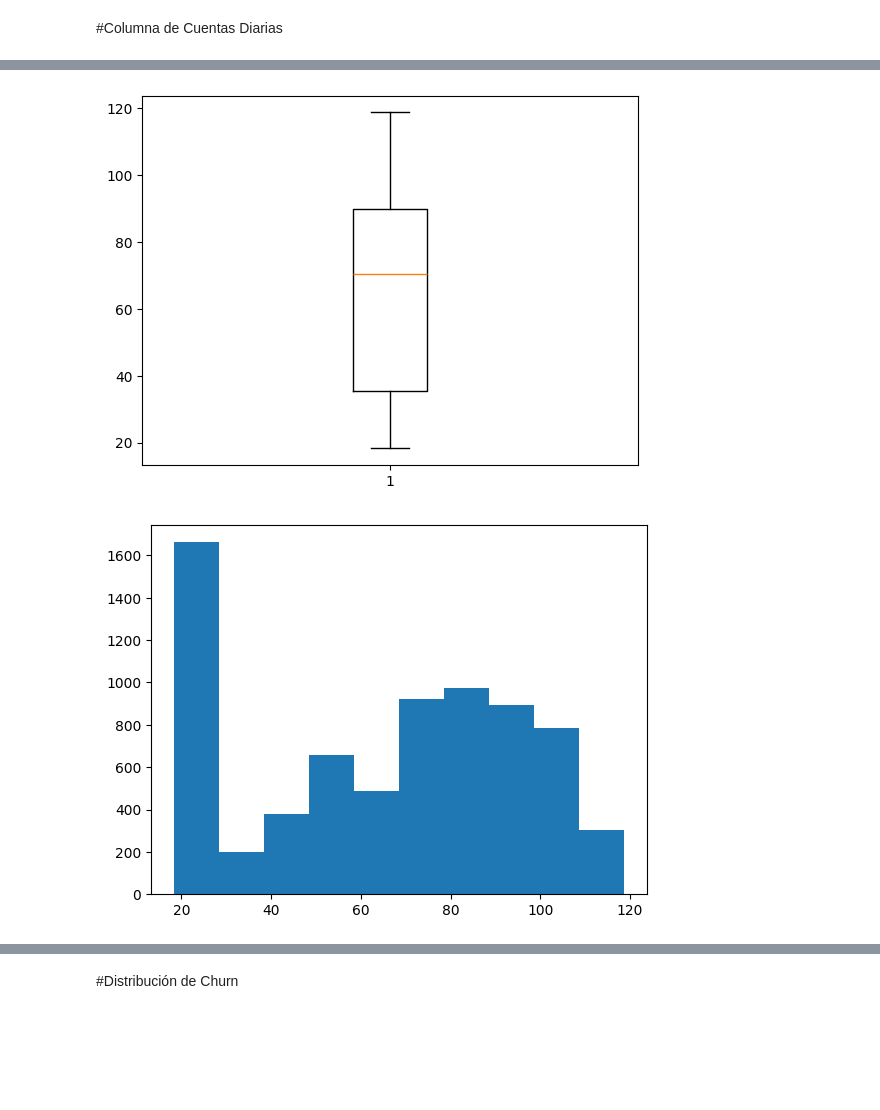
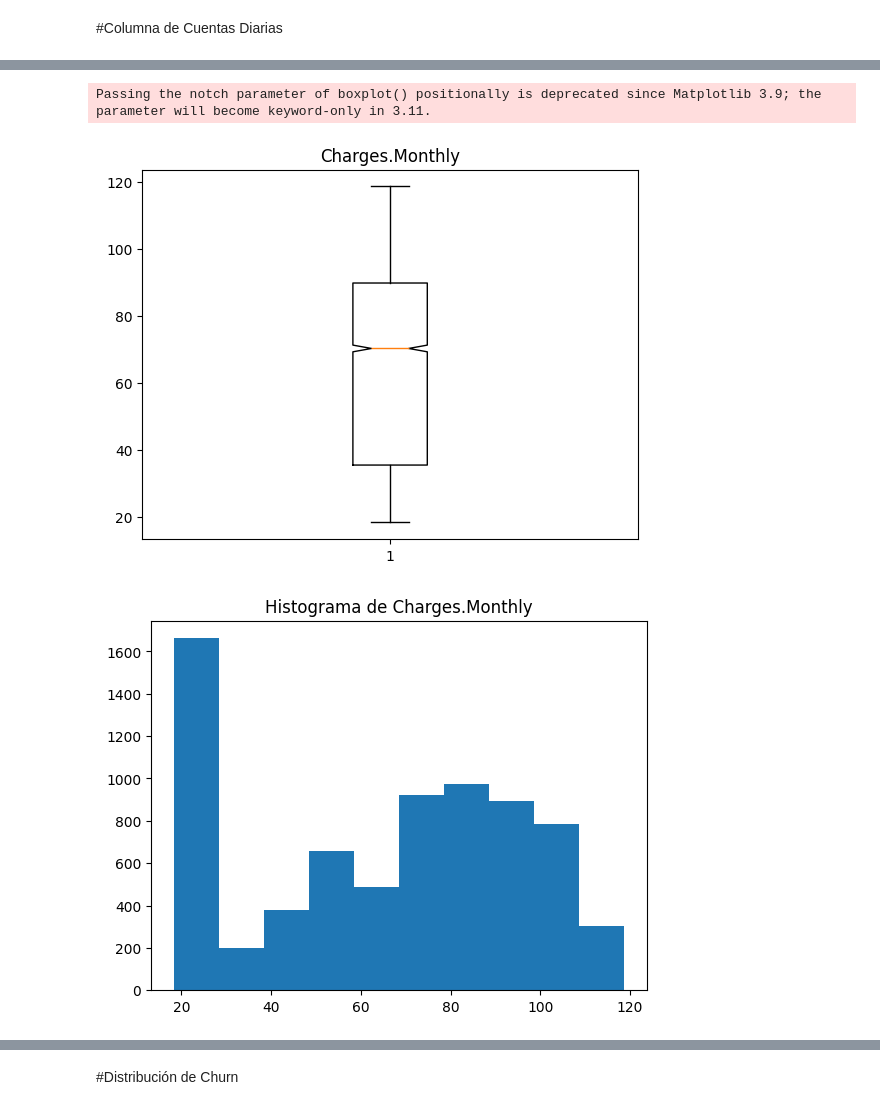
Before and after one commit to fmonteci/Challenge_2-Telecom_FM, a Jupyter notebook: Challenge2_Telecom.ipynb, the cells around one changed output, grey strips where cells are left out. Saved outputs shown, nothing was run; the diff lists cells and outputs as text; code cells hidden in the pictures; blank space fills up the shorter version.

```diff
--- a/Challenge2_Telecom.ipynb
+++ b/Challenge2_Telecom.ipynb
@@ -279,13 +302,15 @@ plt.show()
 # %%
-plt.boxplot(df_normalizado["Charges.Monthly"])
+plt.boxplot(df_normalizado["Charges.Monthly"], plt.title("Charges.Monthly"))
 plt.show()
 # %% [output]
+Passing the notch parameter of boxplot() positionally is deprecated since Matplotlib 3.9; the parameter will become keyword-only in 3.11.
-[figure, old version]
+[figure, new version]
 # %%
-plt.hist(df_normalizado["Charges.Monthly"])
+plt.hist(df_normalizado["Charges.Monthly"] )
+plt.title("Histograma de Charges.Monthly")
 plt.show()
 # %% [output]
-[figure, old version]
+[figure, new version]
 # %%
 df_normalizado.dtypes
 # %% [output]
```
Also changed, not shown: parts of 21 cells of this notebook.
